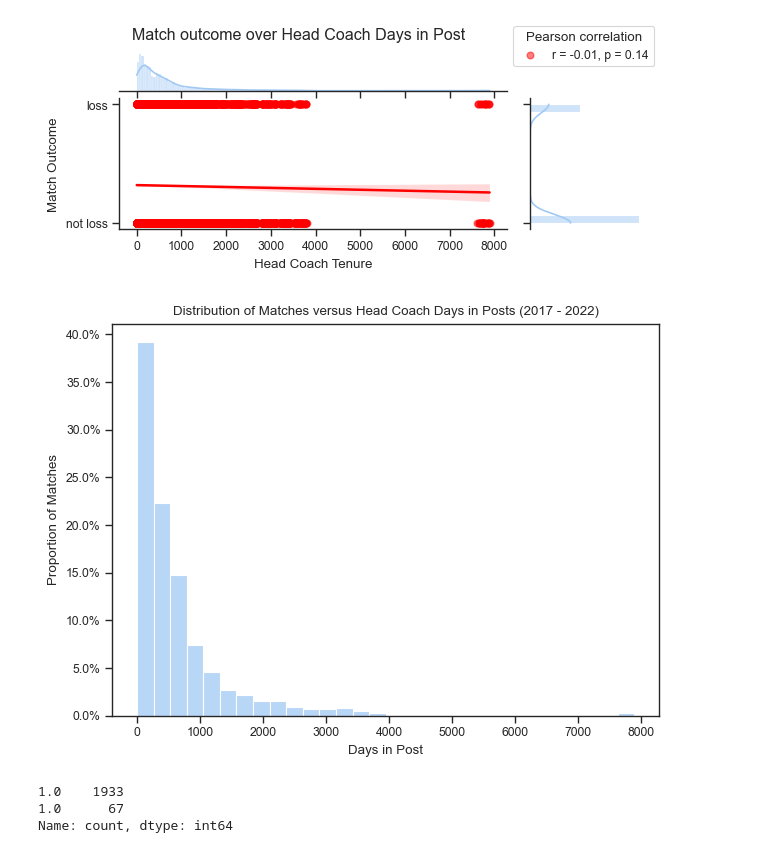
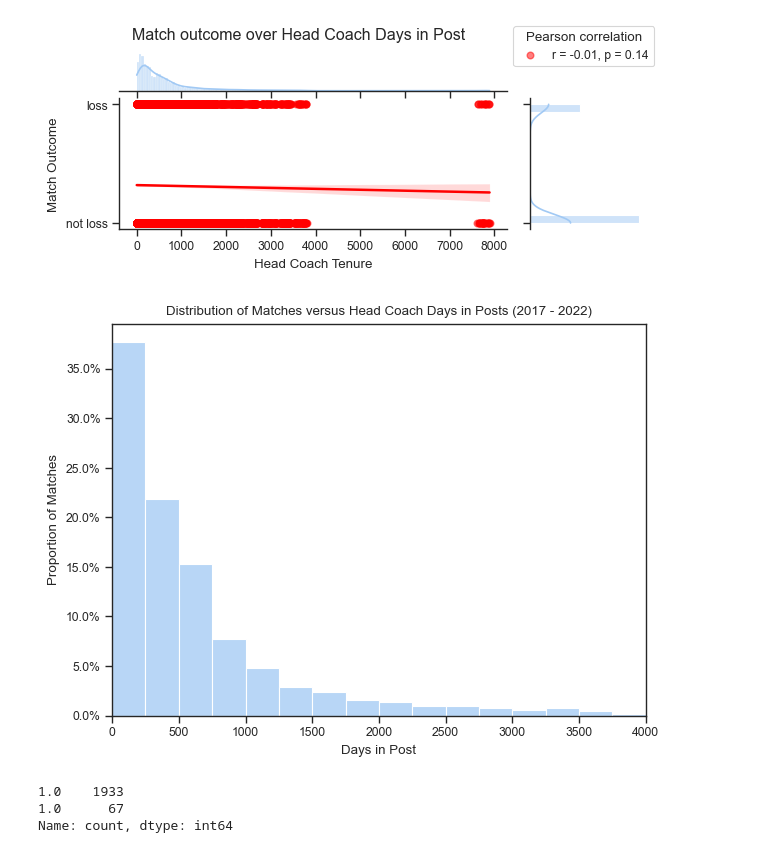
Before and after one commit to mathisdrn/head_coach_dismissal, a Jupyter notebook: src/04 Statistical analysis.ipynb, the cells around one changed output. Cells and saved outputs as stored; diff of their text form; code cells hidden in the pictures.

```diff
--- a/src/04 Statistical analysis.ipynb
+++ b/src/04 Statistical analysis.ipynb
@@ -226,15 +226,16 @@ plot_match_outcome_over_coach_tenure(match_results, 'Loss', 'loss', 'red')
 # %%
 #| label: match_distribution_over_coach_tenure
 # Create a histogram of 'match_count' over 'days_in_post'
 plt.figure()
-sns.histplot(data=match_results, x='DaysInPost', bins=30, stat='proportion')
+sns.histplot(data=match_results, x='DaysInPost', bins=16, stat='proportion', binrange=(0, 4000))
 plt.gca().yaxis.set_major_formatter(mticker.PercentFormatter(xmax=1))
+plt.xlim(0, 4000)
 plt.xlabel('Days in Post')
 plt.ylabel('Proportion of Matches')
 plt.title('Distribution of Matches versus Head Coach Days in Posts (2017 - 2022)')
 plt.show()
 # %% [output]
-[figure, old version]
+[figure, new version]
 # %%
 match_results_bis = match_results[match_results['DaysInPost'] < 2000]
 match_results_bis = match_results_bis.groupby('DaysInPost').agg({'Win': 'mean', 'Draw': 'mean', 'Loss': 'mean', 'Result': 'count'})
```
